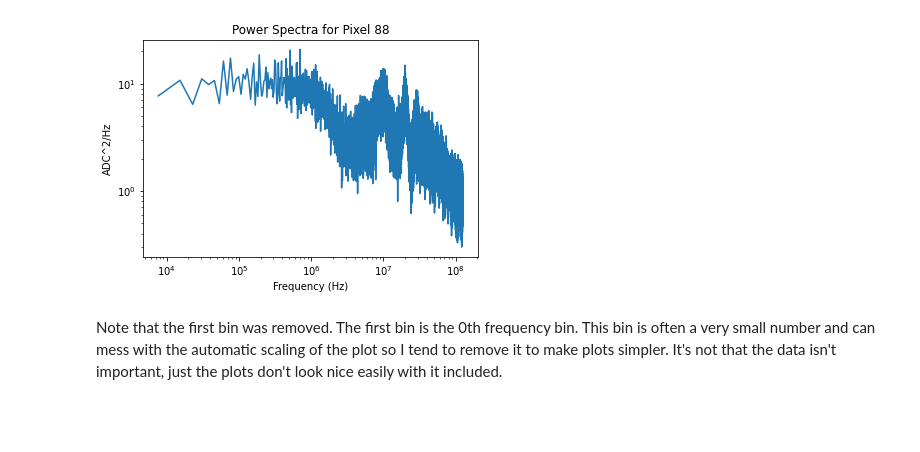
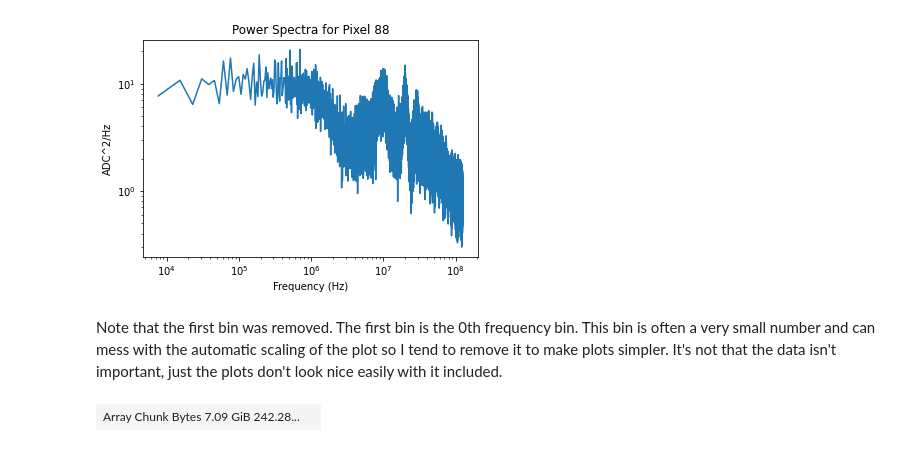
Before and after one commit to hiteshvvr/nabonlineviewer, a Jupyter notebook: DemonstrationNotebook.ipynb, the cells around one changed output. Drawn from its saved outputs; the diff is of its cells as text; code cells hidden in the pictures; blank space fills up the shorter version.

```diff
--- a/DemonstrationNotebook.ipynb
+++ b/DemonstrationNotebook.ipynb
@@ -436,3 +435,7 @@ Nab.plt.show()
 Note that the first bin was removed. The first bin is the 0th frequency bin. This bin is often a very small number and can mess with the automatic scaling of the plot so I tend to remove it to make plots simpler. It's not that the data isn't important, just the plots don't look nice easily with it included.
 # %%
 waves = run.singleWaves().waves()
+# %%
+jjjj
+# %% [output]
+| Array Chunk Bytes 7.09 GiB 242.28... |  |
```
Also changed, not shown: parts of 8 cells of this notebook, 6 other files.
